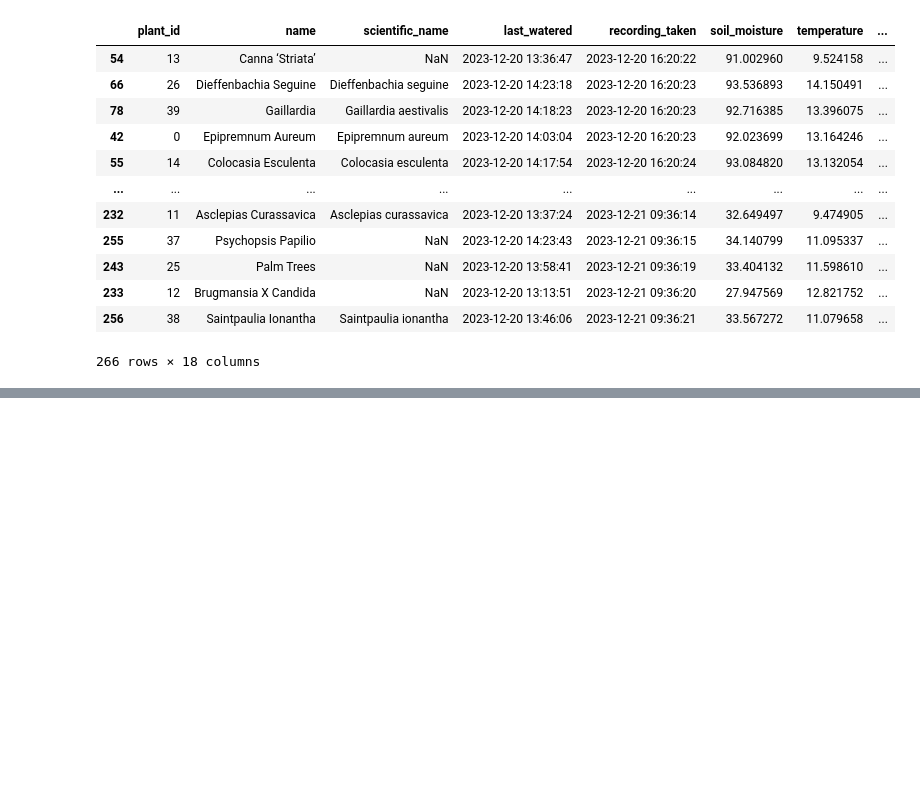
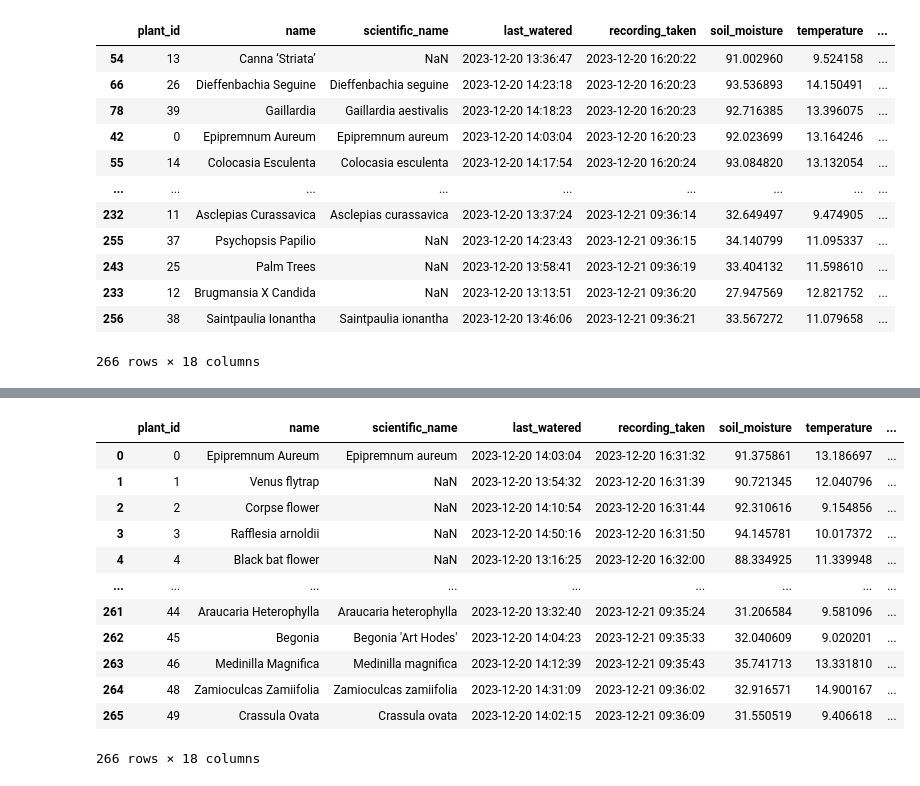
Before and after one commit to clv1/plant-sensors-project, a Jupyter notebook: Dashboard/plants_notebook.ipynb, the cells around one changed output, grey strips where cells are left out. Drawn from its saved outputs; the diff is of its cells as text; code cells hidden in the pictures; blank space fills up the shorter version.

```diff
--- a/Dashboard/plants_notebook.ipynb
+++ b/Dashboard/plants_notebook.ipynb
@@ -42,3 +9,7 @@ NameError: name 'pyodbc' is not defined
+# %%
+plants_data = pd.concat(map(pd.read_csv, ['example_dataset_1.csv', 'example_dataset_2.csv',
+                                          'example_dataset_3.csv', 'example_dataset_4.csv',
+                                          'example_dataset_5.csv', 'example_dataset_6.csv']), ignore_index=True)
 # %%
 plants_data['last_watered'] = pd.to_datetime(plants_data['last_watered'])
 plants_data['recording_taken'] = pd.to_datetime(plants_data['recording_taken'])
@@ -110,3 +81,19 @@ alt.Chart(plants_data).mark_circle().encode(
 )
 # %% [output]
 [interactive output not drawn]
+# %%
+plants_data
+# %% [output]
+|  | plant_id | name | scientific_name | last_watered | recording_taken | soil_moisture | temperature | ... |
+| 0 | 0 | Epipremnum Aureum | Epipremnum aureum | 2023-12-20 14:03:04 | 2023-12-20 16:31:32 | 91.375861 | 13.186697 | ... |
+| 1 | 1 | Venus flytrap | NaN | 2023-12-20 13:54:32 | 2023-12-20 16:31:39 | 90.721345 | 12.040796 | ... |
+| 2 | 2 | Corpse flower | NaN | 2023-12-20 14:10:54 | 2023-12-20 16:31:44 | 92.310616 | 9.154856 | ... |
+| 3 | 3 | Rafflesia arnoldii | NaN | 2023-12-20 14:50:16 | 2023-12-20 16:31:50 | 94.145781 | 10.017372 | ... |
+| 4 | 4 | Black bat flower | NaN | 2023-12-20 13:16:25 | 2023-12-20 16:32:00 | 88.334925 | 11.339948 | ... |
+| ... | ... | ... | ... | ... | ... | ... | ... | ... |
+| 261 | 44 | Araucaria Heterophylla | Araucaria heterophylla | 2023-12-20 13:32:40 | 2023-12-21 09:35:24 | 31.206584 | 9.581096 | ... |
+| 262 | 45 | Begonia | Begonia 'Art Hodes' | 2023-12-20 14:04:23 | 2023-12-21 09:35:33 | 32.040609 | 9.020201 | ... |
+| 263 | 46 | Medinilla Magnifica | Medinilla magnifica | 2023-12-20 14:12:39 | 2023-12-21 09:35:43 | 35.741713 | 13.331810 | ... |
+| 264 | 48 | Zamioculcas Zamiifolia | Zamioculcas zamiifolia | 2023-12-20 14:31:09 | 2023-12-21 09:36:02 | 32.916571 | 14.900167 | ... |
+| 265 | 49 | Crassula Ovata | Crassula ovata | 2023-12-20 14:02:15 | 2023-12-21 09:36:09 | 31.550519 | 9.406618 | ... |
+266 rows × 18 columns
```
Also changed, not shown: parts of 4 cells of this notebook, 2 other files.
